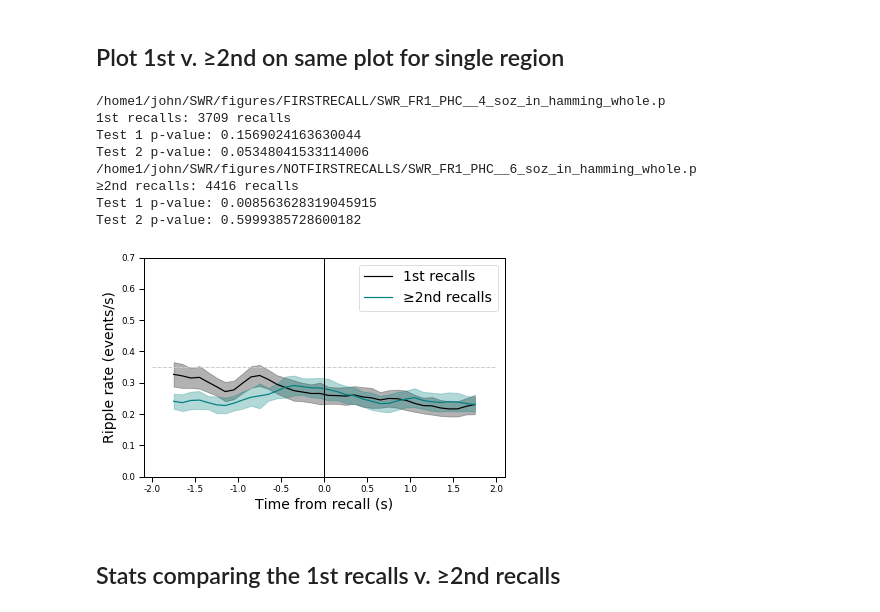
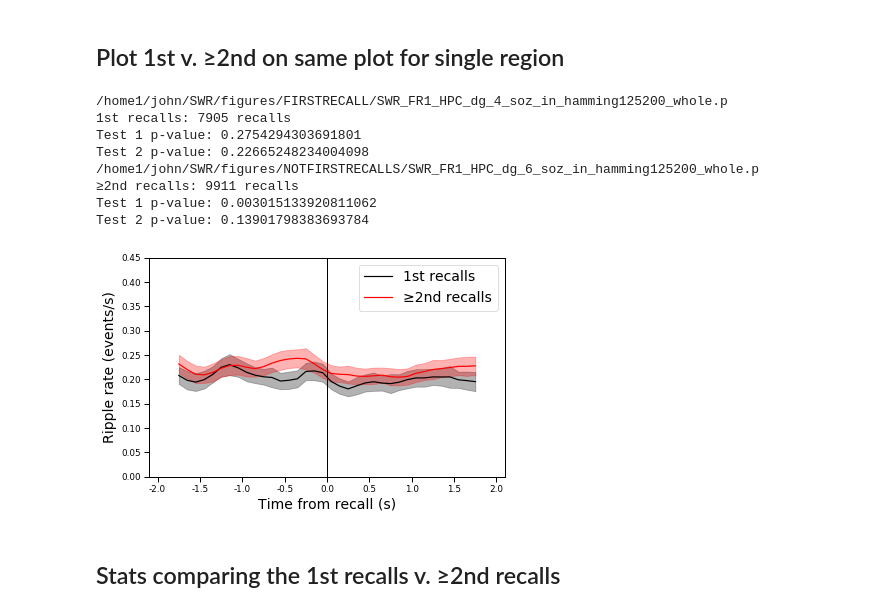
Before and after one commit to jjsakon/SWR, a Jupyter notebook: code/SWRplots.ipynb, the cells around one changed output. Cells and saved outputs as stored; diff of their text form; code cells hidden in the pictures.

```diff
--- a/code/SWRplots.ipynb
+++ b/code/SWRplots.ipynb
@@ -143,13 +143,13 @@ Test 2 p-value: 0.0014621021071538007
 
 selected_period = 'surrounding_recall'
 remove_soz_ictal = False
-filter_type = 'hamming' # hamming # butter # hamming125200
+filter_type = 'hamming125200' # hamming # butter # hamming125200
 sub_selection = 'whole' # 'second_half', 'whole' ,'first_half'
 
-region_name = 'PHC' # 'ENT' # 'PHC'
-location_selected = '' # 'dg' ''
+region_name = 'HPC' # 'ENT' # 'PHC'
+location_selected = 'dg' # 'dg' ''
 
-save_plot = 0
+save_plot = 1
 
 recall_minimum = 2000
 pad = 2
@@ -219,43 +219,43 @@ for p,recall_type_switch in enumerate([4,6]):
 #         plot([second_start,second_start+stats_bin],[line_dist,line_dist],'--',
 #              color=color,label='_nolegend_')
     print(label+': '+str(num_trials)+' recalls')
     print('Test 1 p-value: '+str(bin_model1.pvalues[1]))
     print('Test 2 p-value: '+str(bin_model2.pvalues[1]))
 
 xticks(np.arange(psth_start,psth_end+1,500),np.arange(psth_start/1000,psth_end/1000+1,500/1000))
 xlabel('Time from recall (s)')
 ylabel('Ripple rate (events/s)')
 if filter_type == 'hamming':
     ylim = 0.7 # keep it here since occasionally CIs get kinda high
     plot([ax.get_xlim()[0],ax.get_xlim()[1]],[0.35,0.35],linewidth=1,linestyle='--',color=(0.8,0.8,0.8),label='_nolegend_')
 else: # for Vaz and hamming125200
     ylim = 0.45
 
 ax.set_ylim(0,ylim)
 ax.set_xlim(psth_start-100,psth_end+100)
 plot([0,0],[ax.get_ylim()[0],ax.get_ylim()[1]],linewidth=1,linestyle='-',color=(0,0,0),label='_nolegend_')
-ax.legend({'≥2nd recalls','1st recalls'})
+ax.legend({'1st recalls','≥2nd recalls'})
 # if location_selected == '':
 #     title(region_name)
 # else:
 #     title(location_selected)
 tight_layout()
 
 if save_plot == 1:
     plt.savefig('../figures/PSTHplots/'+exp+'_'+'PSTH_by_region-'+region_name+'_'+location_selected+'-'+str(recall_type_switch)+'_'+
                 filter_type+'_'+sub_selection+'.pdf',transparent=True)
 plt.show()
 a=1;
 # %% [output]
-/home1/john/SWR/figures/FIRSTRECALL/SWR_FR1_PHC__4_soz_in_hamming_whole.p
-1st recalls: 3709 recalls
-Test 1 p-value: 0.1569024163630044
-Test 2 p-value: 0.05348041533114006
-/home1/john/SWR/figures/NOTFIRSTRECALLS/SWR_FR1_PHC__6_soz_in_hamming_whole.p
-≥2nd recalls: 4416 recalls
-Test 1 p-value: 0.008563628319045915
-Test 2 p-value: 0.5999385728600182
+/home1/john/SWR/figures/FIRSTRECALL/SWR_FR1_HPC_dg_4_soz_in_hamming125200_whole.p
+1st recalls: 7905 recalls
+Test 1 p-value: 0.2754294303691801
+Test 2 p-value: 0.22665248234004098
+/home1/john/SWR/figures/NOTFIRSTRECALLS/SWR_FR1_HPC_dg_6_soz_in_hamming125200_whole.p
+≥2nd recalls: 9911 recalls
+Test 1 p-value: 0.003015133920811062
+Test 2 p-value: 0.13901798383693784
-[figure, old version]
+[figure, new version]
 # %% [markdown]
 ## Stats comparing the 1st recalls v. ≥2nd recalls
 # %% [markdown]
```
Also changed, not shown: parts of 1 cell of this notebook, 2 other files.
